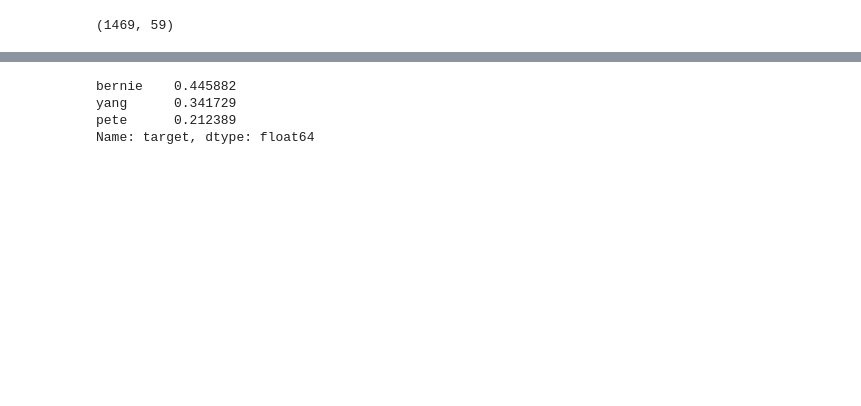
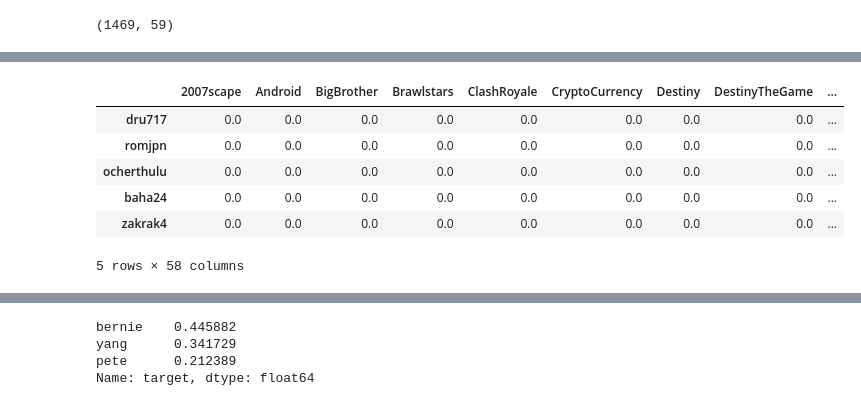
Before and after one commit to ocelot577/Capstone, a Jupyter notebook: extract 1+2, model run.ipynb, the cells around one changed output, grey strips where cells are left out. Drawn from its saved outputs; the diff is of its cells as text; code cells hidden in the pictures; blank space fills up the shorter version.

```diff
--- a/extract 1+2, model run.ipynb
+++ b/extract 1+2, model run.ipynb
@@ -211,3 +255,13 @@ X2_train, X2_test, y2_train, y2_test = train_test_split(X2, y2,stratify = y2, ra
+# %%
+X2_test.head()
+# %% [output]
+|  | 2007scape | Android | BigBrother | Brawlstars | ClashRoyale | CryptoCurrency | Destiny | DestinyTheGame | ... |
+| dru717 | 0.0 | 0.0 | 0.0 | 0.0 | 0.0 | 0.0 | 0.0 | 0.0 | ... |
+| romjpn | 0.0 | 0.0 | 0.0 | 0.0 | 0.0 | 0.0 | 0.0 | 0.0 | ... |
+| ocherthulu | 0.0 | 0.0 | 0.0 | 0.0 | 0.0 | 0.0 | 0.0 | 0.0 | ... |
+| baha24 | 0.0 | 0.0 | 0.0 | 0.0 | 0.0 | 0.0 | 0.0 | 0.0 | ... |
+| zakrak4 | 0.0 | 0.0 | 0.0 | 0.0 | 0.0 | 0.0 | 0.0 | 0.0 | ... |
+5 rows × 58 columns
 # %%
 from sklearn.linear_model import LogisticRegression
 # %%
```
Also changed, not shown: parts of 11 cells of this notebook, 9 other files.
